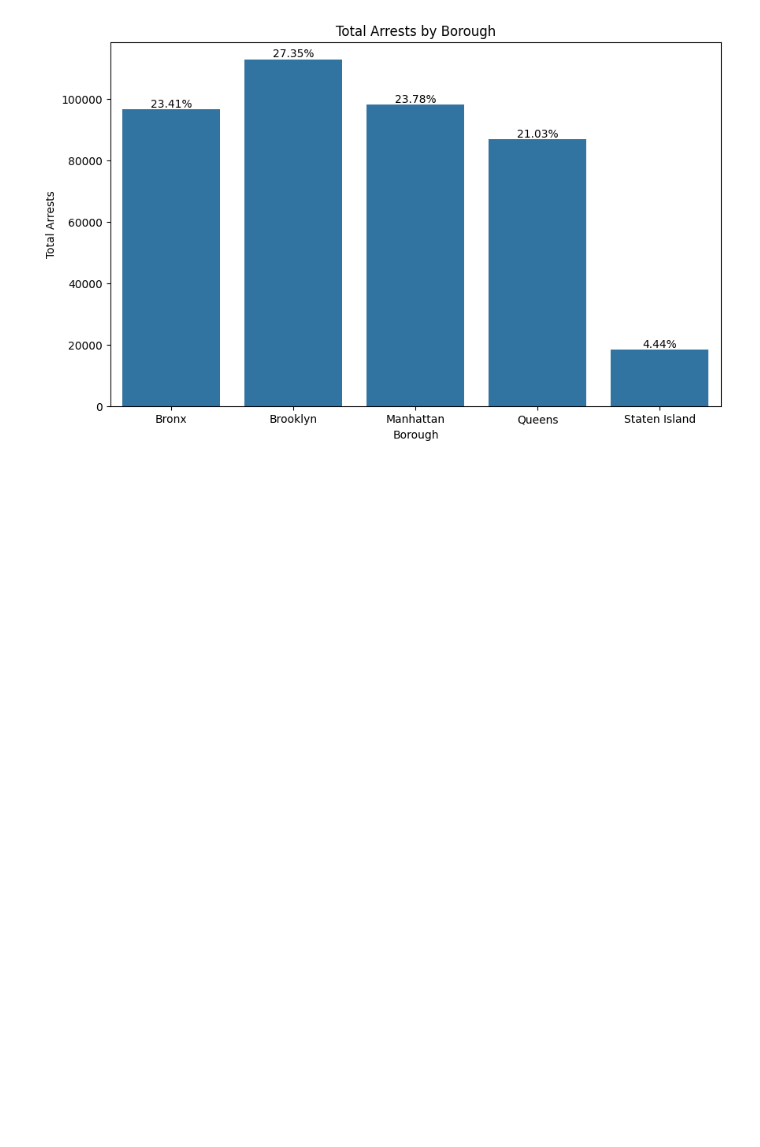
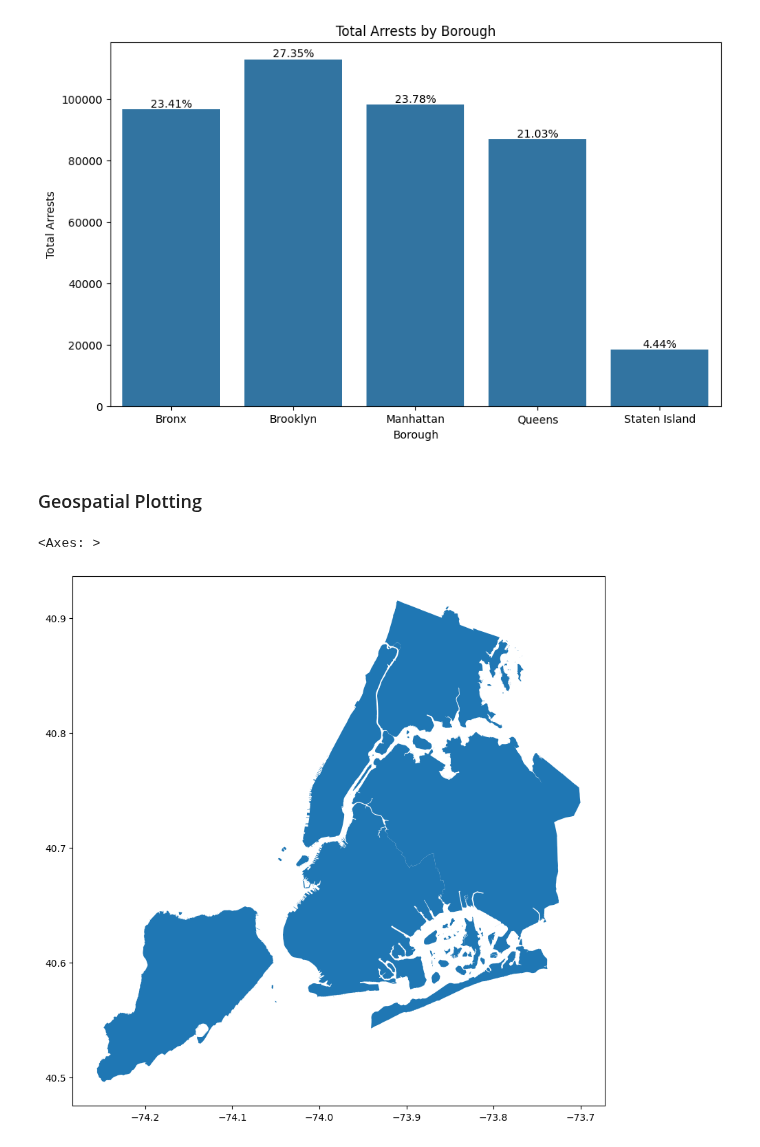
Before and after one commit to CarlosGG18/NYPD-Arrest-Analysis, a Jupyter notebook: EDA.ipynb, the cells around one changed output. Drawn from its saved outputs; the diff is of its cells as text; code cells hidden in the pictures; blank space fills up the shorter version.

Commit message:
Geospatial begin

```diff
--- a/EDA.ipynb
+++ b/EDA.ipynb
@@ -176,3 +177,11 @@ plt.ylabel('Total Arrests')
 plt.show()
 # %% [output]
 [figure]
+# %% [markdown]
+### Geospatial Plotting
+# %%
+gdf_nyc = gpd.read_file("Borough Boundaries.zip")
+gdf_nyc.plot(figsize = (24,10))
+# %% [output]
+<Axes: >
+[figure, added]
```
Also changed, not shown: parts of 1 cell of this notebook, 1 other file.
